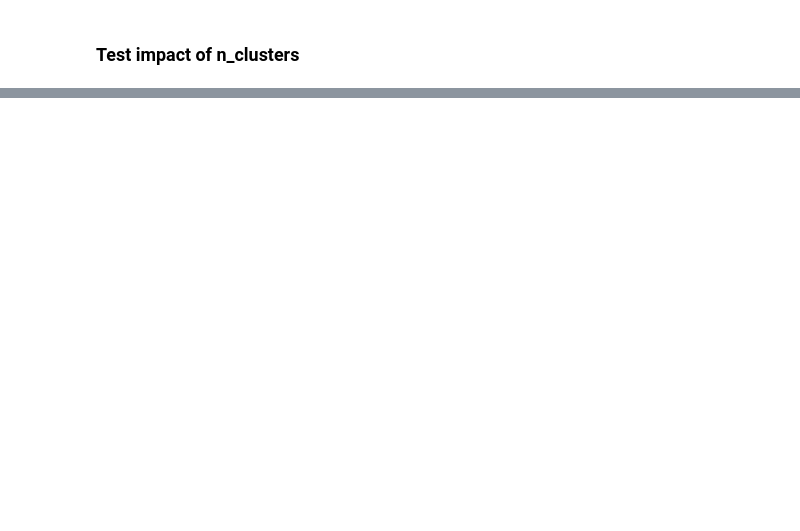
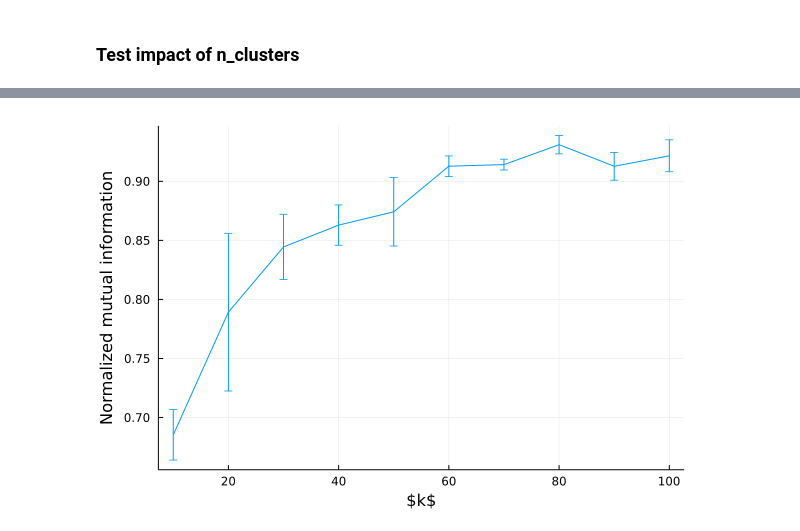
Before and after one commit to mrfanuel/EllipsoidalGraphEmbedding.jl, a Jupyter notebook: notebooks/nmi_analysis.ipynb, the cells around one changed output, grey strips where cells are left out. Cells and saved outputs as stored; diff of their text form; code cells hidden in the pictures; blank space fills up the shorter version.

```diff
--- a/notebooks/nmi_analysis.ipynb
+++ b/notebooks/nmi_analysis.ipynb
@@ -249,13 +289,23 @@ end
 # %%
 # Plot Normalized mutual information vs d0
 m = mean(NMIs,dims=2);
 s = std(NMIs,dims=2);
-pyplot()
+
+pgfplotsx()
+plot(n_clusters_list, m, yerror = s,
+markerstrokecolor=:auto,
+xlabel = L"$k$",
+ylabel = "Normalized mutual information",
+legend = false)
+savefig("figures/nmi_vs_nclusters__mu"*string(mu)*".pdf")
+
+
+gr()
 plot(n_clusters_list, m, yerror = s,
 markerstrokecolor=:auto,
 xlabel = L"k",
 ylabel = "Normalized mutual information",
 legend = false)
-
-savefig("figures/nmi_vs_nclusters__mu"*string(mu)*".pdf")
 plot!()
+# %% [output]
+[figure, added]
```
Also changed, not shown: parts of 6 cells of this notebook, 2 other files.
